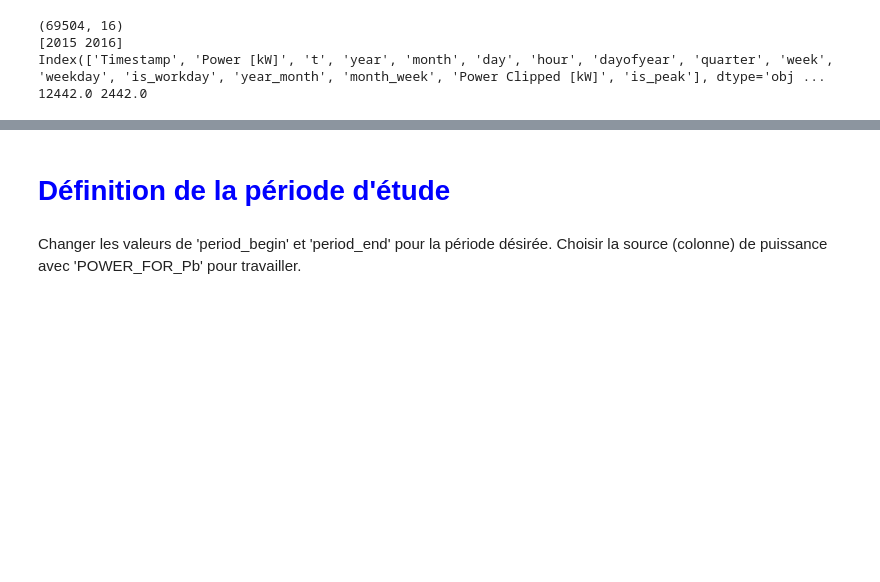
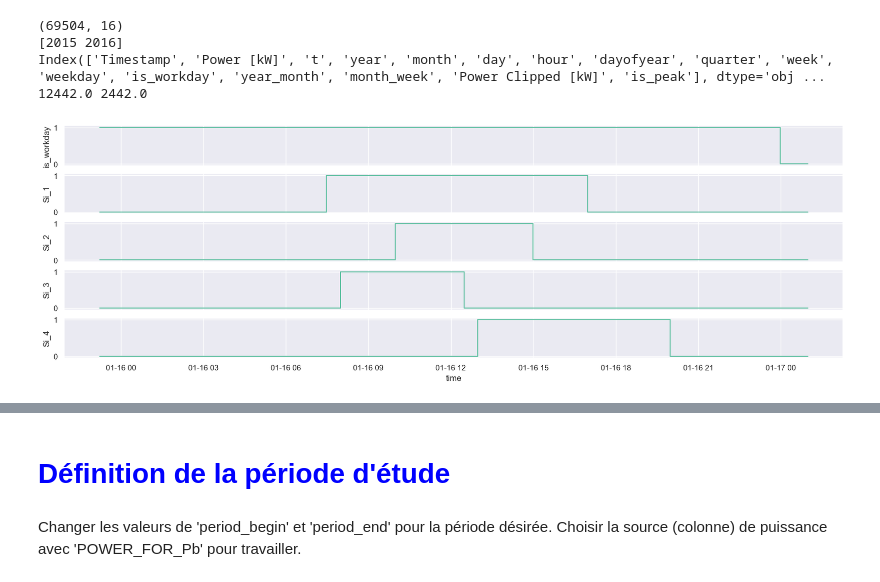
Before and after one commit to cimadure/ene8230, a Jupyter notebook: project.ipynb, the cells around one changed output, grey strips where cells are left out. Saved outputs shown, nothing was run; the diff lists cells and outputs as text; code cells hidden in the pictures; blank space fills up the shorter version.

```diff
--- a/project.ipynb
+++ b/project.ipynb
@@ -67,4 +67,46 @@ def generate_Si(dataf, start, stop,name):
     return d.copy(True)
 # %%
 df['time'] = df.index
+# %%
+#en = df[(df['dayofyear'] >= 16) & (df['dayofyear'] <= 17) & (df['year'] == 2015)]
+#en = df[(df.index >= pd.between('2015-01-15 23:00')) & (df['dayofyear'] <= 17) & (df['year'] == 2015)]
+
+en = df[(df['Timestamp'].between('2015-01-15 23:00', '2015-01-17 01:00')) & (df['year'] == 2015)]
+
+sig = generate_Si(df,
+                 start=['07:30', '10:00', '08:00', '13:00'],
+                 stop=['17:00', '15:00', '12:30', '20:00'],name='Si_')
+
+#                  start=['08:00','08:00','08:00','08:00' ],
+#                  stop=['20:00','20:00','20:00','20:00'],name='Si_')
+
+en = pd.concat([en, sig], axis=1)
+
+title = "Connections lors d'une journée"
+what= 'time'
+
+sns.set_theme(style="darkgrid",palette='Set2')
+
+fig, axs = plt.subplots(nrows=5, figsize=figure_size, sharex=True)
+g = sns.lineplot(x=what, y='is_workday', estimator='max', data=en,  ax=axs[0], drawstyle="steps")
+g = sns.lineplot(x=what, y='Si_1', estimator='max', data=en, ax=axs[1], drawstyle="steps")
+g = sns.lineplot(x=what, y='Si_2', estimator='max', data=en, ax=axs[2], drawstyle="steps")
+g = sns.lineplot(x=what, y='Si_3', estimator='max', data=en, ax=axs[3], drawstyle="steps")
+g = sns.lineplot(x=what, y='Si_4', estimator='max', data=en, ax=axs[4],drawstyle="steps")
+for char in invalid:
+	filename = title.replace(char, '_')+'.png'
+filename = Path(save_dir,filename)
+plt.show()
+fig.savefig(filename, format='png', dpi=100, bbox_inches='tight')
+
+
+for char in invalid:
+	filename = title.replace(char, '_')+'.png'
+filename = Path(save_dir,filename)
+
+axs[0].title.set_text(title)
+plt.show()
+fig.savefig(filename, format='png', dpi=100, bbox_inches='tight')
+# %% [output]
+[figure, added]
 # %%
```
Also changed, not shown: parts of 6 cells of this notebook.
